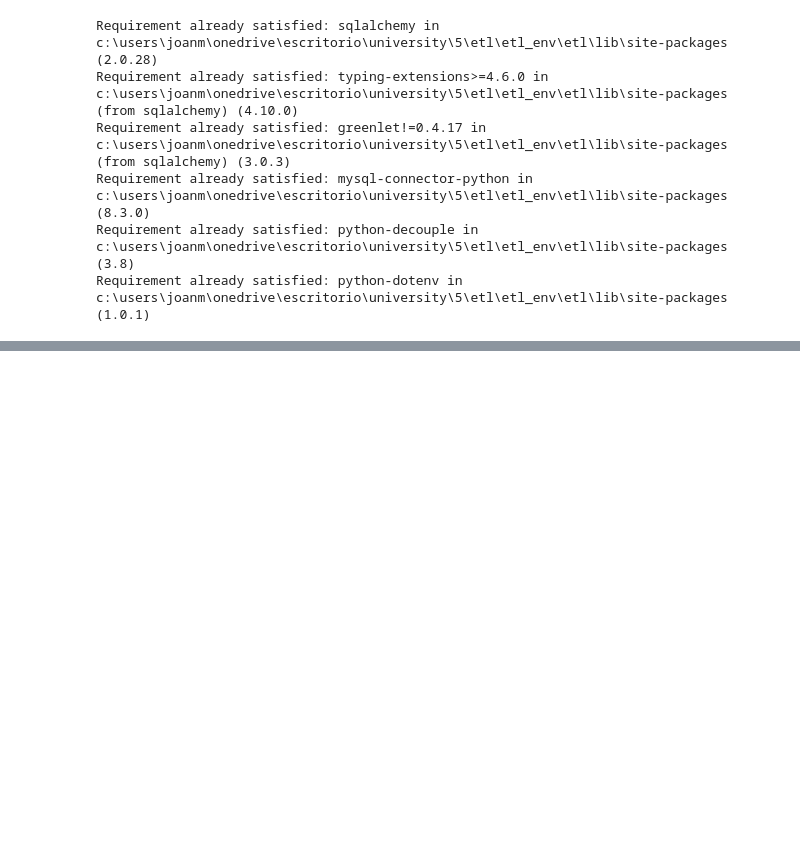
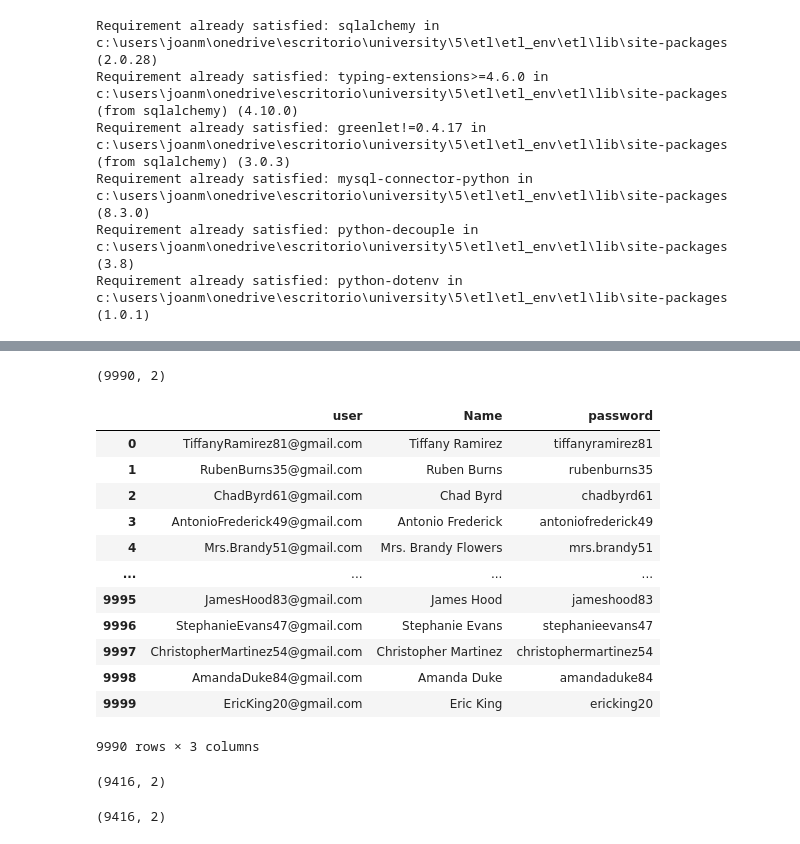
Before and after one commit to JoanMz/Api_network_proyect, a Jupyter notebook: Create_base/load.ipynb, the cells around one changed output, grey strips where cells are left out. Saved outputs shown, nothing was run; the diff lists cells and outputs as text; code cells hidden in the pictures; blank space fills up the shorter version.

```diff
--- a/Create_base/load.ipynb
+++ b/Create_base/load.ipynb
@@ -30,0 +164,32 @@ df_pacientes.to_sql("pacientes", con=Pysqlconnect.connection(), if_exists="repla
+# %%
+df_user = df_registro.loc[:, ("user","Name")].copy()
+# %%
+df_user.drop_duplicates(inplace=True)
+df_user.shape
+# %% [output]
+(9990, 2)
+# %%
+def  create_password(email):
+    pattern = r"@" #def the pattern to search
+    coincidencias = re.search(pattern, email) #search the pattern at email
+    found = coincidencias.start() #save the first index of @ at email
+    email = email[:found].lower() #get the text behind @ and transform to lower text
+    return email
+# %%
+df_user["password"] = df_user["user"].apply(create_password)
+# %%
+df_user
+# %% [output]
+|  | user | Name | password |
+| 0 | TiffanyRamirez81@gmail.com | Tiffany Ramirez | tiffanyramirez81 |
+| 1 | RubenBurns35@gmail.com | Ruben Burns | rubenburns35 |
+| 2 | ChadByrd61@gmail.com | Chad Byrd | chadbyrd61 |
+| 3 | AntonioFrederick49@gmail.com | Antonio Frederick | antoniofrederick49 |
+| 4 | Mrs.Brandy51@gmail.com | Mrs. Brandy Flowers | mrs.brandy51 |
+| ... | ... | ... | ... |
+| 9995 | JamesHood83@gmail.com | James Hood | jameshood83 |
+| 9996 | StephanieEvans47@gmail.com | Stephanie Evans | stephanieevans47 |
+| 9997 | ChristopherMartinez54@gmail.com | Christopher Martinez | christophermartinez54 |
+| 9998 | AmandaDuke84@gmail.com | Amanda Duke | amandaduke84 |
+| 9999 | EricKing20@gmail.com | Eric King | ericking20 |
+9990 rows × 3 columns
@@ -30,0 +205,9 @@ df_pacientes.to_sql("pacientes", con=Pysqlconnect.connection(), if_exists="repla
+# %%
+df_doctor.drop_duplicates(inplace=True)
+df_doctor.shape
+# %% [output]
+(9416, 2)
+# %%
+df_doctor.shape
+# %% [output]
+(9416, 2)
```
Also changed, not shown: parts of 37 cells of this notebook, 7 other files.
